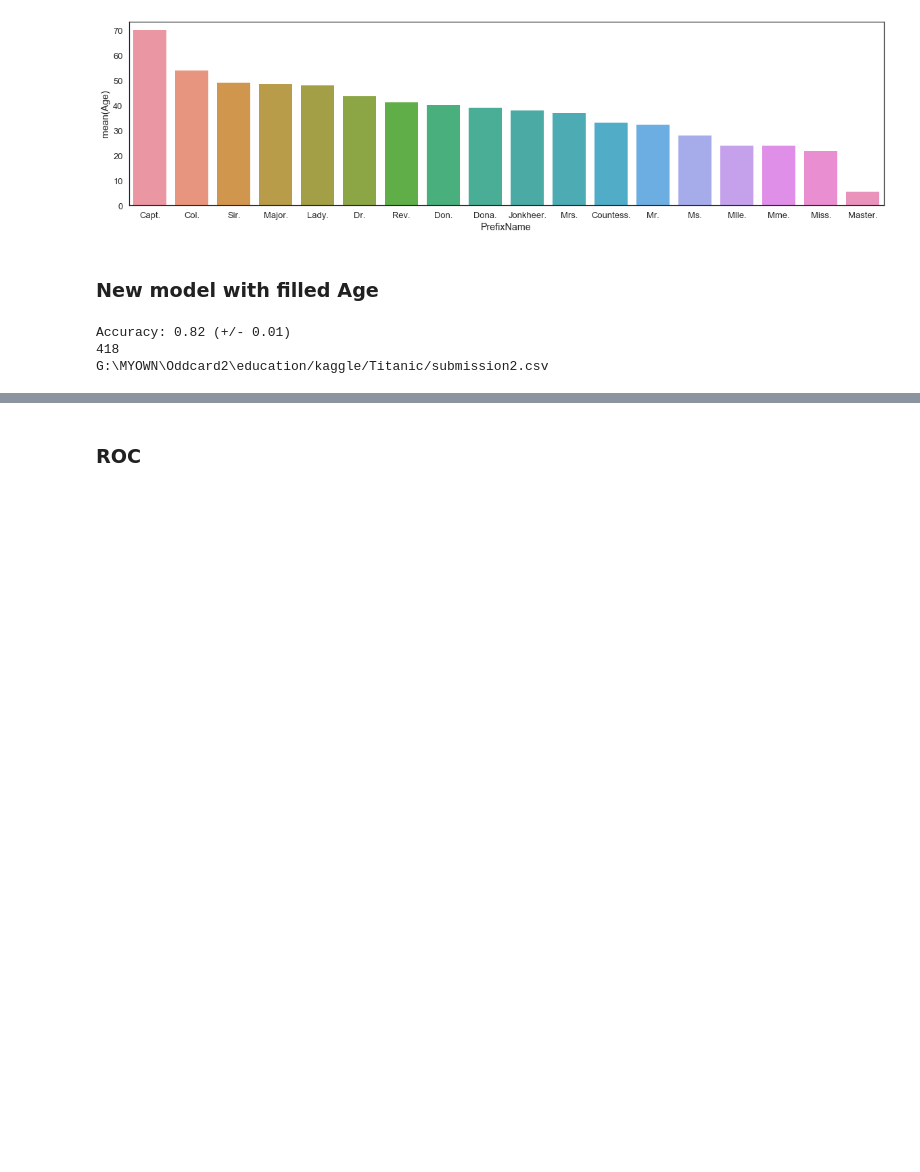
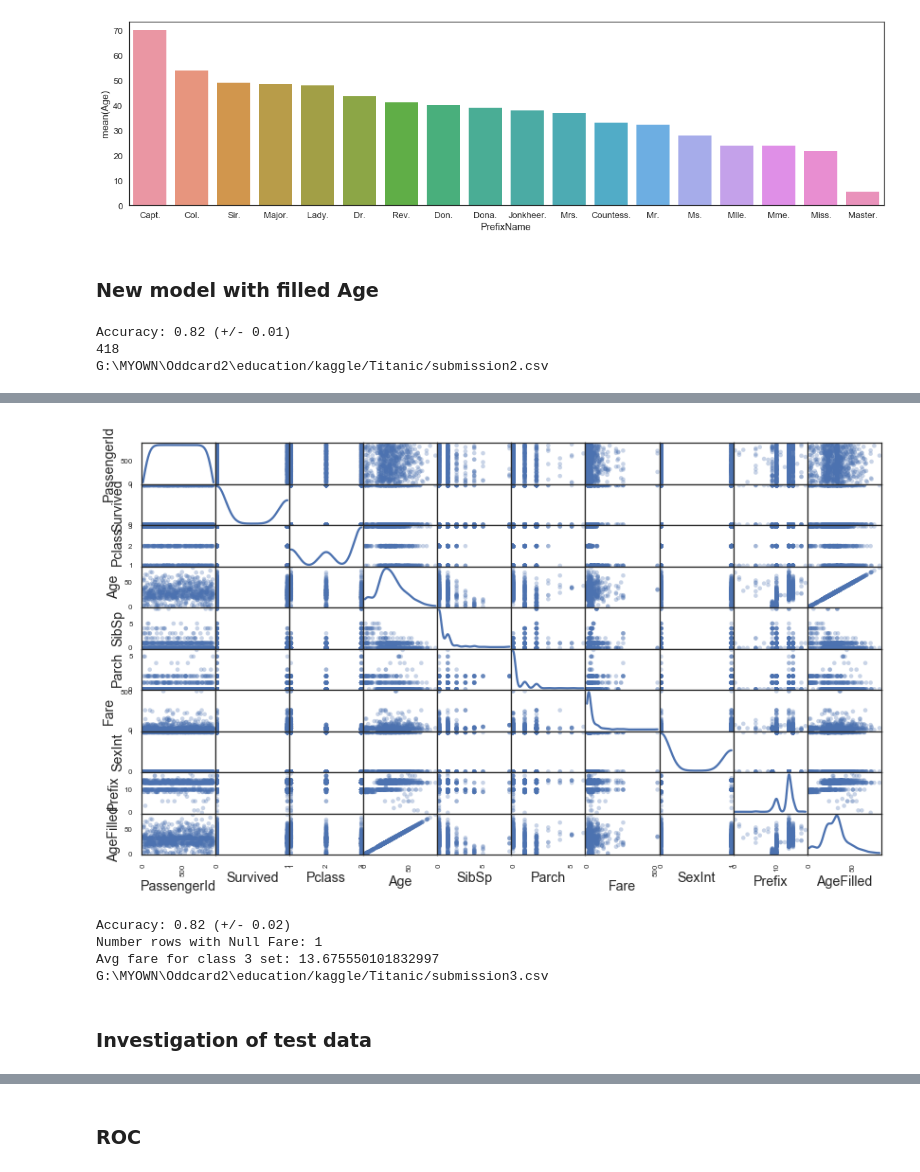
Before and after one commit to oddcard2/education, a Jupyter notebook: kaggle/Titanic/Titanic.ipynb, the cells around one changed output, grey strips where cells are left out. Cells and saved outputs as stored; diff of their text form; code cells hidden in the pictures; blank space fills up the shorter version.

```diff
--- a/kaggle/Titanic/Titanic.ipynb
+++ b/kaggle/Titanic/Titanic.ipynb
@@ -560,0 +577,79 @@ avg / total       0.79      0.79      0.79       891
+# %%
+pd.scatter_matrix(ds, alpha = 0.3, figsize = (14,8), diagonal = 'kde');
+# %% [output]
+[figure, added]
+# %%
+from sklearn import preprocessing
+
+
+
+def create_feature3(frame):
+    name_len = frame.Name.str.len()
+    frame['NameLen'] = name_len
+
+    le = preprocessing.LabelEncoder()
+    le.fit(frame.Prefix)
+    prefix = le.transform(frame.Prefix)
+
+
+    embarked = frame.Embarked.fillna('S')
+    le = preprocessing.LabelEncoder()
+    le.fit(embarked)
+    embarked = le.transform(embarked)
+    frame['EmbarkedLabel'] = embarked
+
+    age_div_10 = frame['AgeFilled'].map(lambda x: x / 10)
+
+    sib_parch_sum =  frame.SibSp + frame.Parch
+    #sib_parch_sum = ds.Parch
+    #train_features_ext = train_features.copy()
+
+    sexInt = frame.Sex.map({'female': 1, 'male': 0})
+
+    cabin = frame.Cabin.notnull()
+    frame['CabinBool'] = cabin
+
+    #There is one Null fare in test frame
+    if frame.Fare.isnull().any():
+        print('Number rows with Null Fare: {}'.format(frame[frame.Fare.isnull()].shape[0]))
+        cl = frame[frame.Fare.isnull()].Pclass.values[0]
+        cl_mean_fare = ds.groupby('Pclass').Fare.mean()[cl]
+        print('Avg fare for class {} set: {}'.format(cl, cl_mean_fare))
+        frame.Fare.fillna(cl_mean_fare, inplace=True)
+
+    if frame.Fare.isnull().any():
+        print('Number rows with Null Fare again!!!')
+        print(frame[frame.Fare.isnull()].Fare)
+    #0.79425
+    #Current goal is > 0.80382
+    #features = pd.DataFrame([frame.SexInt, frame.Pclass, age_div_10, sib_parch_sum]).transpose().values
+    #features = pd.DataFrame([frame.SexInt, frame.Pclass, ds_age_div_10, sib_parch_sum, prefix, frame.Fare]).transpose().values
+    features = pd.DataFrame([sexInt, frame.Pclass, frame.NameLen, prefix, frame.Fare, embarked]).transpose().values
+    #display(train_features_ext)
+    #train_features_ext['NameLen'] = ds.NameLen
+    #train_features_ext['Prefix'] = ds.Prefix
+    scaler = preprocessing.StandardScaler().fit(features)
+    train_features_std = scaler.transform(features)
+
+    return train_features_std
+
+
+train_features_ext = create_feature3(ds)
+several_age_group_filled_age_cv(train_features_std, train_y, cv=shuffle5_cv)
+
+test_features_ext = create_feature3(test_ds)
+
+#Third submission:
+model = svm.SVC(kernel='rbf', gamma=0.5, C=1)
+
+model.fit(train_features_ext, train_y)
+answer = model.predict(test_features_ext)
+
+store_submission(test_ds, answer, 3)
+# %% [output]
+Accuracy: 0.82 (+/- 0.02)
+Number rows with Null Fare: 1
+Avg fare for class 3 set: 13.675550101832997
+G:\MYOWN\Oddcard2\education/kaggle/Titanic/submission3.csv
+# %% [markdown]
+### Investigation of test data
```
Also changed, not shown: parts of 23 cells of this notebook, 1 other file.
